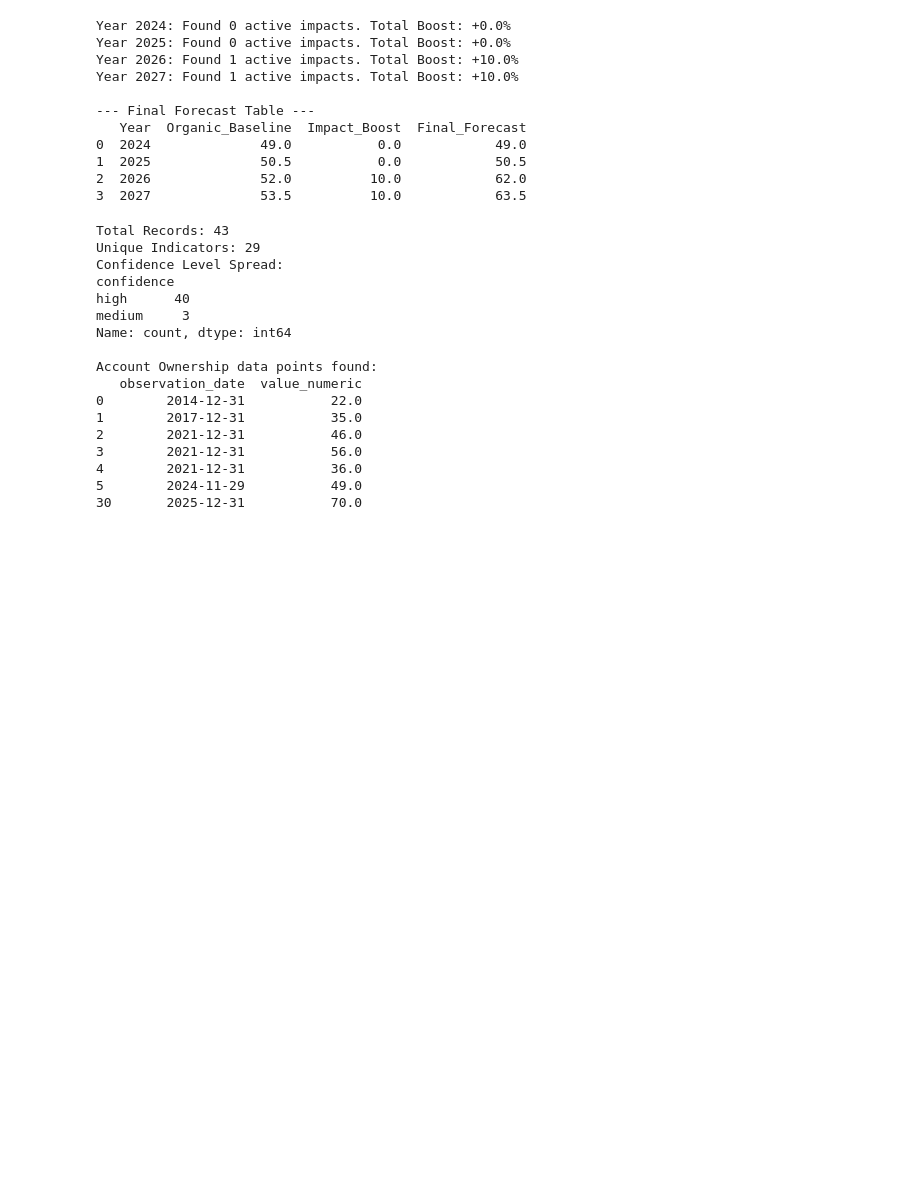
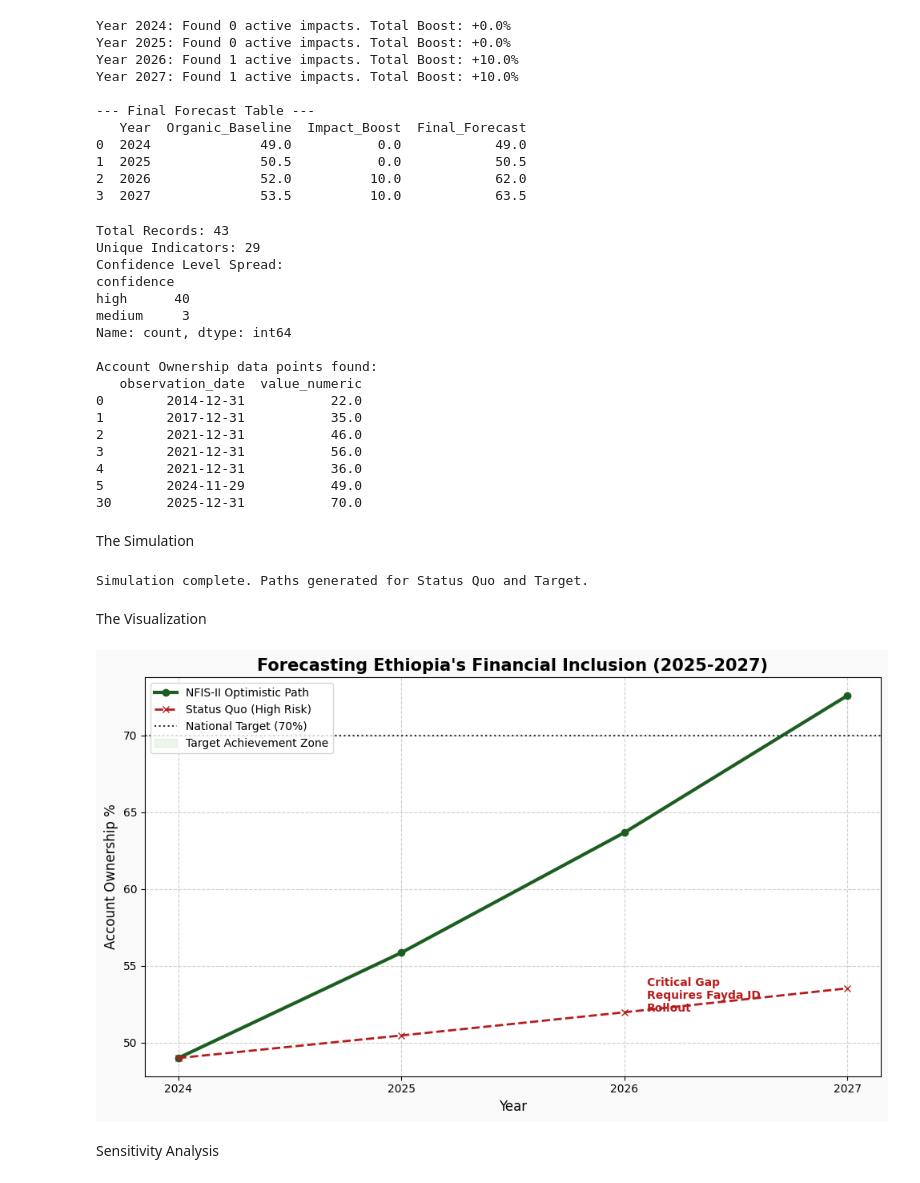
Before and after one commit to Atenaaragaw/ethiopia-fi-forecast, a Jupyter notebook: notebooks/01_exploration_and_enrichment.ipynb, the cells around one changed output. Saved outputs shown, nothing was run; the diff lists cells and outputs as text; code cells hidden in the pictures; blank space fills up the shorter version.

Commit message:
feat: implement scenario forecasting logic and update enrichment log

```diff
--- a/notebooks/01_exploration_and_enrichment.ipynb
+++ b/notebooks/01_exploration_and_enrichment.ipynb
@@ -306,3 +316,63 @@ policy_events = {
     2025: "Fayda ID Rollout (Foundational Enabler)",
     2026: "Full Interoperability (Ecosystem Maturity)"
 }
+# %% [markdown]
+The Simulation
+# %%
+# Cell 1: Run Simulations
+from src.forecasting import simulate_fi_trajectory
+
+# Define our parameters based on EDA findings
+current_val = 49.0
+years_to_forecast = 3
+
+# Scenario 1: Status Quo (Baseline growth only)
+# 2% baseline + 1% minor digital growth
+drivers_sq = {'minor_digital': 0.01}
+path_sq = [current_val] + simulate_fi_trajectory(current_val, years_to_forecast, 0.02, drivers_sq)
+
+# Scenario 2: NFIS-II Target (High Impact)
+# 3% baseline + 7% Fayda + 4% Interop
+drivers_target = {'fayda': 0.07, 'interop': 0.04}
+path_target = [current_val] + simulate_fi_trajectory(current_val, years_to_forecast, 0.03, drivers_target)
+
+print("Simulation complete. Paths generated for Status Quo and Target.")
+# %% [output]
+Simulation complete. Paths generated for Status Quo and Target.
+# %% [markdown]
+The Visualization
+# %%
+# Cell 2: Visualization
+import matplotlib.pyplot as plt
+
+years = ['2024', '2025', '2026', '2027']
+
+plt.figure(figsize=(10, 6), facecolor='#f9f9f9')
+
+# Plot the paths
+plt.plot(years, path_target, marker='o', linewidth=3, color='#1b5e20', label='NFIS-II Optimistic Path')
+plt.plot(years, path_sq, marker='x', linewidth=2, color='#b71c1c', linestyle='--', label='Status Quo (High Risk)')
+
+# Add the 70% Target Line
+plt.axhline(y=70, color='#263238', linestyle=':', label='National Target (70%)')
+
+# Shading the "Success Zone"
+plt.fill_between(years, 70, path_target, where=(np.array(path_target) >= 70),
+                 color='#4caf50', alpha=0.1, label='Target Achievement Zone')
+
+# Aesthetics
+plt.title('Forecasting Ethiopia\'s Financial Inclusion (2025-2027)', fontsize=15, fontweight='bold')
+plt.ylabel('Account Ownership %', fontsize=12)
+plt.xlabel('Year', fontsize=12)
+plt.grid(True, linestyle='--', alpha=0.6)
+plt.legend(loc='upper left')
+
+# Add Insight Text directly on plot
+plt.text(2.1, 52, 'Critical Gap\nRequires Fayda ID\nRollout', color='#b71c1c', fontweight='bold')
+
+plt.tight_layout()
+plt.show()
+# %% [output]
+[figure, added]
+# %% [markdown]
+Sensitivity Analysis
```
Also changed, not shown: parts of 3 cells of this notebook, 3 other files.
